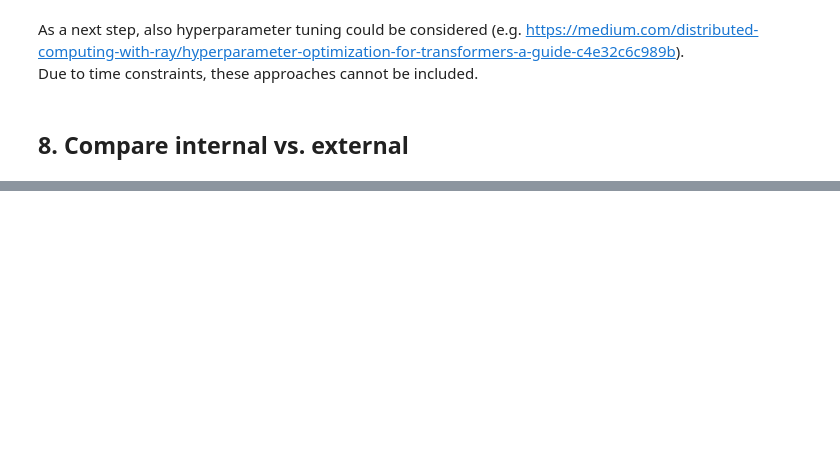
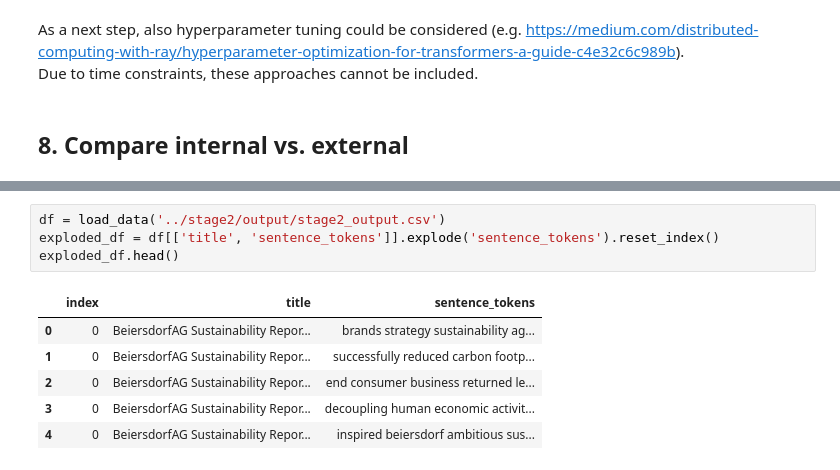
Before and after one commit to syX113/hslu-nlp, a Jupyter notebook: stage3/03-train-classifier.ipynb, the cells around one changed output, grey strips where cells are left out. Saved outputs shown, nothing was run; the diff lists cells and outputs as text; blank space fills up the shorter version.

```diff
--- a/stage3/03-train-classifier.ipynb
+++ b/stage3/03-train-classifier.ipynb
@@ -944,0 +1047,11 @@ Due to time constraints, these approaches cannot be included.
+# %%
+df = load_data('../stage2/output/stage2_output.csv')
+exploded_df = df[['title', 'sentence_tokens']].explode('sentence_tokens').reset_index()
+exploded_df.head()
+# %% [output]
+|  | index | title | sentence_tokens |
+| 0 | 0 | BeiersdorfAG Sustainability Repor... | brands strategy sustainability ag... |
+| 1 | 0 | BeiersdorfAG Sustainability Repor... | successfully reduced carbon footp... |
+| 2 | 0 | BeiersdorfAG Sustainability Repor... | end consumer business returned le... |
+| 3 | 0 | BeiersdorfAG Sustainability Repor... | decoupling human economic activit... |
+| 4 | 0 | BeiersdorfAG Sustainability Repor... | inspired beiersdorf ambitious sus... |
```
Also changed, not shown: parts of 29 cells of this notebook, 3 other files.
